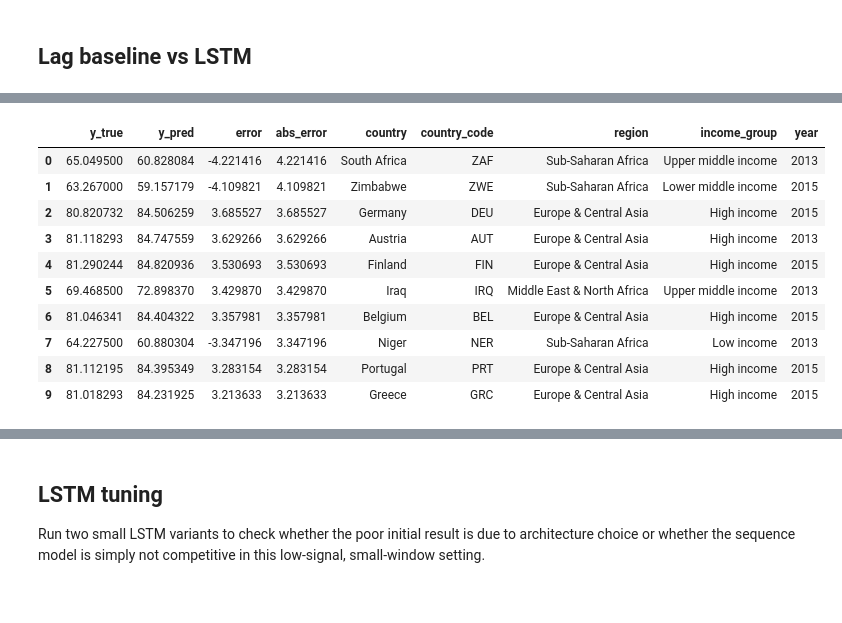
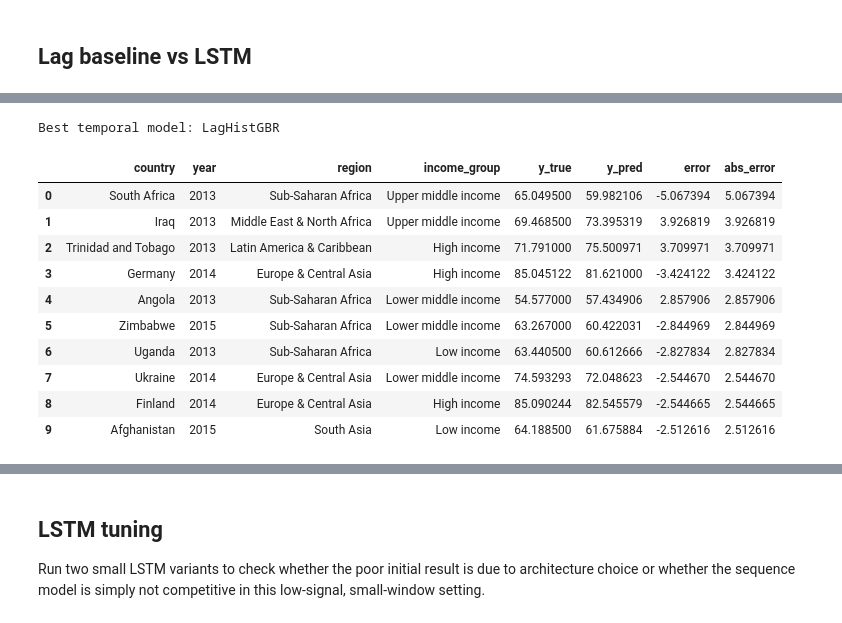
Before and after one commit to aleksiakolo/life-expectancy-analysis, a Jupyter notebook: notebooks/11_external_boosting_and_lstm.ipynb, the cells around one changed output, grey strips where cells are left out. Cells and saved outputs as stored; diff of their text form; code cells hidden in the pictures.

```diff
--- a/notebooks/11_external_boosting_and_lstm.ipynb
+++ b/notebooks/11_external_boosting_and_lstm.ipynb
@@ -104,15 +110,9 @@ Loaded: /Users/rnd4impact/Desktop/RND4IMPACT Projects/life-expectancy-analysis/d
 - **B** = correlation-pruned
 - **C** = more reduced, VIF-aware, manually interpretable set
 # %%
-model_df, feature_sets, feature_meta = build_feature_sets_abc(
-    df,
-    target_col=TARGET,
-    year_col=YEAR_COL,
-    corr_threshold=0.90,
-    vif_threshold=10.0,
-)
+model_df, feature_sets, feature_meta = build_feature_sets_abc(panel, config)
 
-pd.DataFrame(
+feature_summary = pd.DataFrame(
     {
         "feature_set": ["A", "B", "C"],
         "n_features": [
@@ -122,6 +122,8 @@ pd.DataFrame(
         ],
     }
 )
+
+display(feature_summary)
 # %% [output]
 |  | feature_set | n_features |
 | 0 | A | 38 |
@@ -522,12 +603,13 @@ pd.DataFrame([lstm_row])
 # %% [markdown]
 ## Lag baseline vs LSTM
 # %%
-lag_vs_lstm = pd.DataFrame([lag_row, lstm_row]).sort_values(
+lag_vs_lstm = pd.DataFrame([lag_ridge_row, lag_hgb_row, lstm_row]).sort_values(
     ["rmse", "mae", "r2"],
     ascending=[True, True, False],
 )
 
-lag_vs_lstm.to_csv(TABLES_DIR / "week11_lag_vs_lstm.csv", index=False)
+lag_vs_lstm.to_csv(TABLES_DIR / "lag_vs_lstm.csv", index=False)
+
 lag_vs_lstm
 # %% [output]
 |  | model_name | split_name | n_train | n_test | rmse | mae | r2 | n_val | best_epoch |
@@ -536,35 +619,42 @@ lag_vs_lstm
 # %%
-best_temporal_pred = lag_pred.copy() if lag_row["rmse"] <= lstm_row["rmse"] else lstm_pred.copy()
-best_temporal_name = "LagRidgeCV" if lag_row["rmse"] <= lstm_row["rmse"] else "TinyLSTM"
+temporal_predictions = {
+    "LagRidgeCV": lag_ridge_pred,
+    "LagHistGBR": lag_hgb_pred,
+    "LSTM": lstm_pred,
+}
 
-worst10_temporal = (
-    best_temporal_pred.sort_values("abs_error", ascending=False)
-    .head(10)
-    .reset_index(drop=True)
+best_temporal_name = lag_vs_lstm.iloc[0]["model_name"]
+print("Best temporal model:", best_temporal_name)
+best_temporal_pred = temporal_predictions[best_temporal_name].copy()
+
+worst10_temporal = worst_errors_table(best_temporal_pred, n=10)
+mae_by_year_temporal = group_error_table(
+    best_temporal_pred,
+    group_col=YEAR_COL,
 )
 
-mae_by_year_temporal = (
-    best_temporal_pred.groupby("year", dropna=False)["abs_error"]
-    .mean()
-    .reset_index(name="mae")
-    .sort_values("year")
-    .reset_index(drop=True)
+worst10_temporal.to_csv(
+    TABLES_DIR / "best_temporal_worst10.csv",
+    index=False,
 )
 
-worst10_temporal.to_csv(TABLES_DIR / "week11_best_temporal_worst10.csv", index=False)
-mae_by_year_temporal.to_csv(TABLES_DIR / "week11_best_temporal_mae_by_year.csv", index=False)
+mae_by_year_temporal.to_csv(
+    TABLES_DIR / "best_temporal_mae_by_year.csv",
+    index=False,
+)
 
 display(worst10_temporal)
-display(mae_by_year_temporal.head(10))
+display(mae_by_year_temporal)
 # %% [output]
+Best temporal model: LagHistGBR
-|  | y_true | y_pred | error | abs_error | country | country_code | region | income_group | year |
-| 0 | 65.049500 | 60.828084 | -4.221416 | 4.221416 | South Africa | ZAF | Sub-Saharan Africa | Upper middle income | 2013 |
-| 1 | 63.267000 | 59.157179 | -4.109821 | 4.109821 | Zimbabwe | ZWE | Sub-Saharan Africa | Lower middle income | 2015 |
-| 2 | 80.820732 | 84.506259 | 3.685527 | 3.685527 | Germany | DEU | Europe & Central Asia | High income | 2015 |
-| 3 | 81.118293 | 84.747559 | 3.629266 | 3.629266 | Austria | AUT | Europe & Central Asia | High income | 2013 |
-| 4 | 81.290244 | 84.820936 | 3.530693 | 3.530693 | Finland | FIN | Europe & Central Asia | High income | 2015 |
-| 5 | 69.468500 | 72.898370 | 3.429870 | 3.429870 | Iraq | IRQ | Middle East & North Africa | Upper middle income | 2013 |
-| 6 | 81.046341 | 84.404322 | 3.357981 | 3.357981 | Belgium | BEL | Europe & Central Asia | High income | 2015 |
-| 7 | 64.227500 | 60.880304 | -3.347196 | 3.347196 | Niger | NER | Sub-Saharan Africa | Low income | 2013 |
-| 8 | 81.112195 | 84.395349 | 3.283154 | 3.283154 | Portugal | PRT | Europe & Central Asia | High income | 2015 |
-| 9 | 81.018293 | 84.231925 | 3.213633 | 3.213633 | Greece | GRC | Europe & Central Asia | High income | 2015 |
+|  | country | year | region | income_group | y_true | y_pred | error | abs_error |
+| 0 | South Africa | 2013 | Sub-Saharan Africa | Upper middle income | 65.049500 | 59.982106 | -5.067394 | 5.067394 |
+| 1 | Iraq | 2013 | Middle East & North Africa | Upper middle income | 69.468500 | 73.395319 | 3.926819 | 3.926819 |
+| 2 | Trinidad and Tobago | 2013 | Latin America & Caribbean | High income | 71.791000 | 75.500971 | 3.709971 | 3.709971 |
+| 3 | Germany | 2014 | Europe & Central Asia | High income | 85.045122 | 81.621000 | -3.424122 | 3.424122 |
+| 4 | Angola | 2013 | Sub-Saharan Africa | Lower middle income | 54.577000 | 57.434906 | 2.857906 | 2.857906 |
+| 5 | Zimbabwe | 2015 | Sub-Saharan Africa | Lower middle income | 63.267000 | 60.422031 | -2.844969 | 2.844969 |
+| 6 | Uganda | 2013 | Sub-Saharan Africa | Low income | 63.440500 | 60.612666 | -2.827834 | 2.827834 |
+| 7 | Ukraine | 2014 | Europe & Central Asia | Lower middle income | 74.593293 | 72.048623 | -2.544670 | 2.544670 |
+| 8 | Finland | 2014 | Europe & Central Asia | High income | 85.090244 | 82.545579 | -2.544665 | 2.544665 |
+| 9 | Afghanistan | 2015 | South Asia | Low income | 64.188500 | 61.675884 | -2.512616 | 2.512616 |
```
Also changed, not shown: parts of 49 cells of this notebook, 11 other files.
